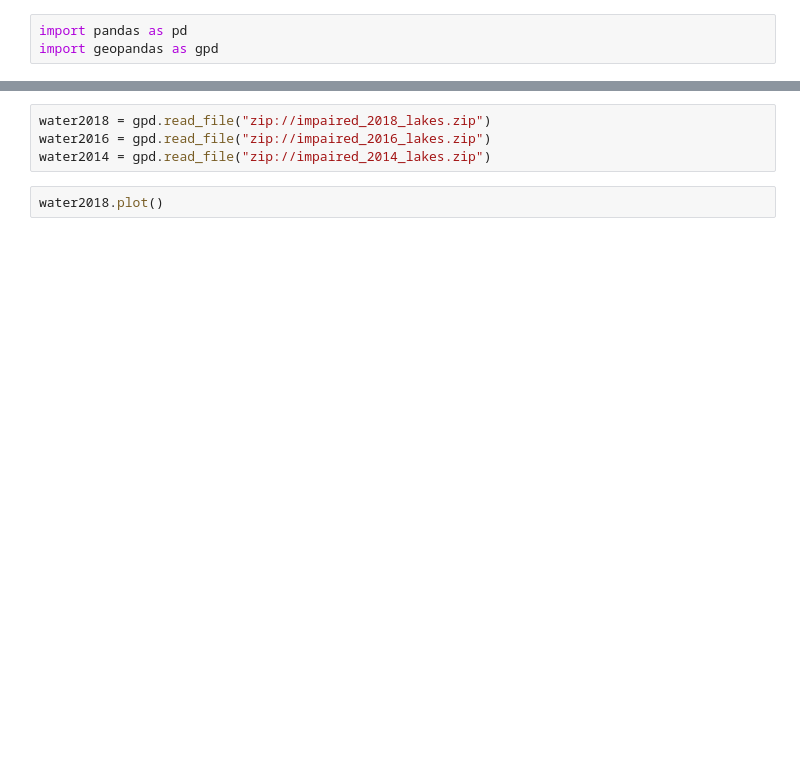
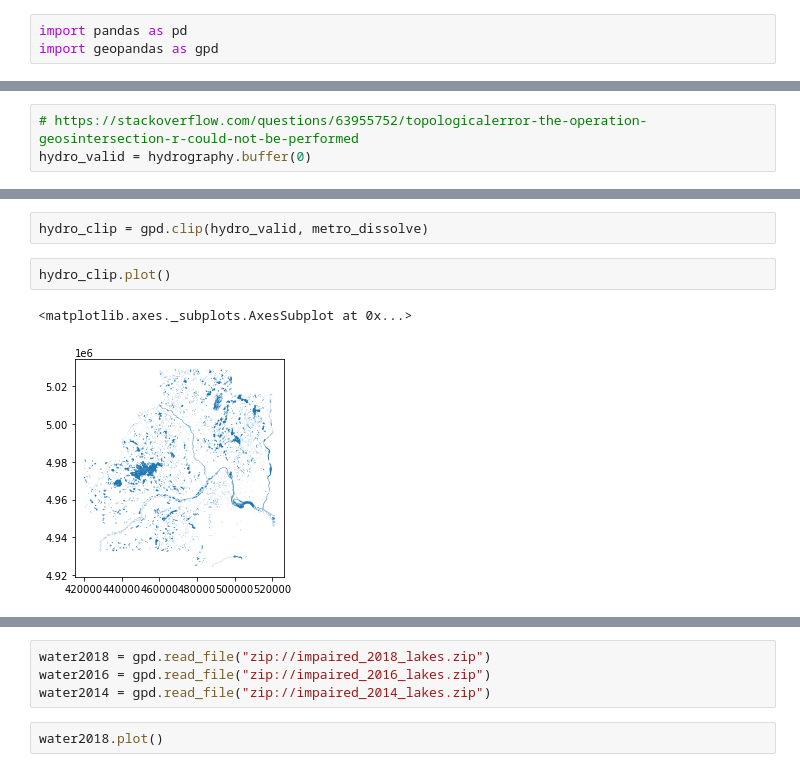
Before and after one commit to dunn96/UMN-GIS5578-Project, a Jupyter notebook: WaterDataTestNotebook.ipynb, the cells around one changed output, grey strips where cells are left out. Cells and saved outputs as stored; diff of their text form; blank space fills up the shorter version.

```diff
--- a/WaterDataTestNotebook.ipynb
+++ b/WaterDataTestNotebook.ipynb
@@ -3,0 +117,3 @@ import geopandas as gpd
+# %%
+# https://stackoverflow.com/questions/63955752/topologicalerror-the-operation-geosintersection-r-could-not-be-performed
+hydro_valid = hydrography.buffer(0)
@@ -3,0 +136,7 @@ import geopandas as gpd
+# %%
+hydro_clip = gpd.clip(hydro_valid, metro_dissolve)
+# %%
+hydro_clip.plot()
+# %% [output]
+<matplotlib.axes._subplots.AxesSubplot at 0x...>
+[figure, added]
```
Also changed, not shown: parts of 37 cells of this notebook, 1 other file.
